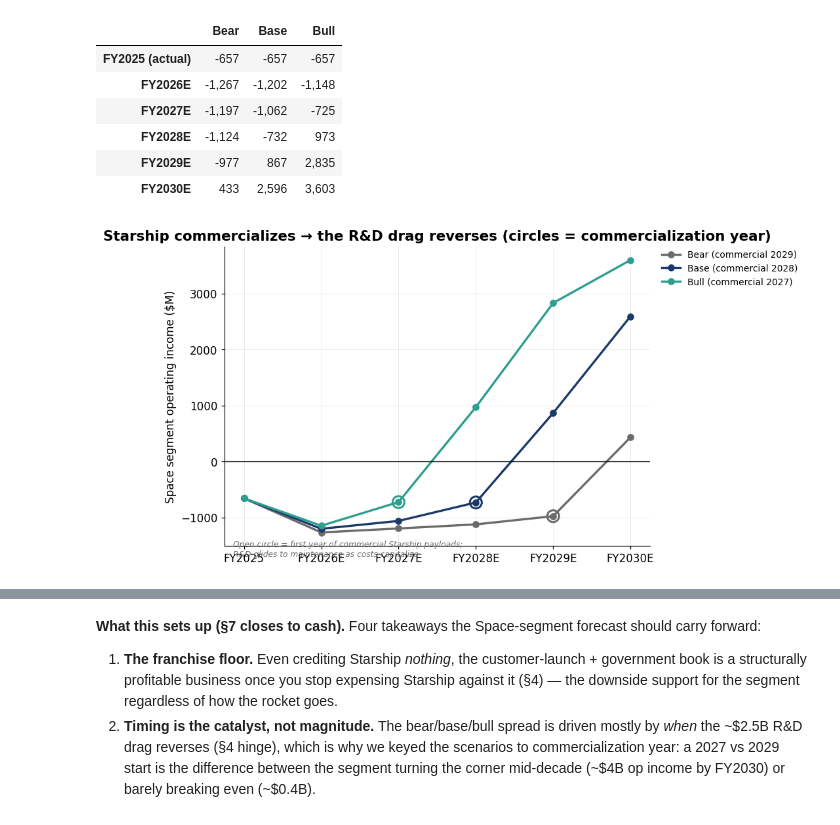
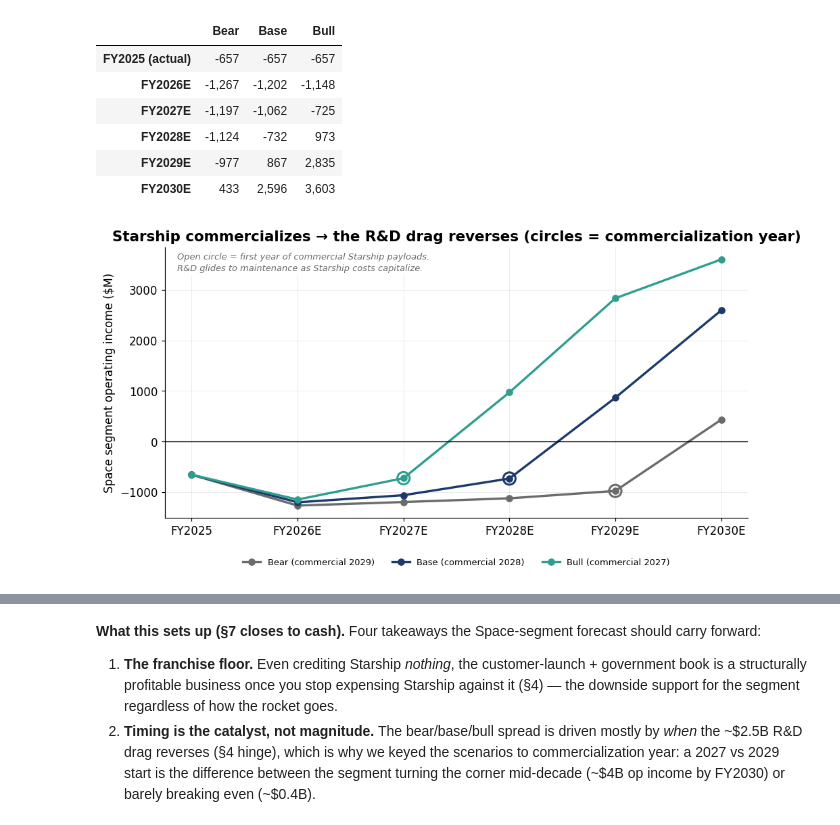
Before and after one commit to SailingSF/spacex_ipo_analysis, a Jupyter notebook: notebooks/space.ipynb, the cells around one changed output, grey strips where cells are left out. Saved outputs shown, nothing was run; the diff lists cells and outputs as text; code cells hidden in the pictures.

```diff
--- a/notebooks/space.ipynb
+++ b/notebooks/space.ipynb
@@ -637,24 +878,78 @@ Space segment operating income by scenario ($M):
 | FY2030E | 433 | 2,596 | 3,603 |
 # %%
 # The op-income flip: the Starship R&D drag reverses as the program commercializes.
-fig, ax = plt.subplots(figsize=(9.2, 5))
-xall = ["FY2025"] + FWD
-for name, cfg in scen.items():
-    y = [R.op_income["FY2025"]] + list(proj[name]["op_income"].values)
-    ax.plot(xall, y, marker="o", lw=2.2, color=cfg["color"], label=f"{name} (commercial {cfg['commercial_year']})")
-    cy = cfg["commercial_year"]
-    if cy in YRS:
-        xi = FWD[YRS.index(cy)]
-        yi = proj[name]["op_income"].loc[xi]
-        ax.scatter([xi], [yi], s=140, facecolors="none", edgecolors=cfg["color"], lw=2, zorder=5)
-ax.axhline(0, color="black", lw=0.9)
+fig, ax = plt.subplots(figsize=(8.8, 5.2))
+x_labels = ["FY2025"] + FWD
+fy2025_op_income = R.op_income["FY2025"]
+
+for scenario_name, cfg in scen.items():
+    forward_op_income = list(proj[scenario_name]["op_income"].values)
+    y_values = [fy2025_op_income] + forward_op_income
+    line_color = cfg["color"]
+    commercial_year = cfg["commercial_year"]
+
+    ax.plot(
+        x_labels,
+        y_values,
+        marker="o",
+        linewidth=2.2,
+        color=line_color,
+        label=f"{scenario_name} (commercial {commercial_year})",
+    )
+
+    if commercial_year in YRS:
+        year_index = YRS.index(commercial_year)
+        x_marker = FWD[year_index]
+        y_marker = proj[scenario_name]["op_income"].loc[x_marker]
+        ax.scatter(
+            [x_marker],
+            [y_marker],
+            s=140,
+            facecolors="none",
+            edgecolors=line_color,
+            linewidth=2,
+            zorder=5,
+        )
+
+ax.axhline(0, color="black", linewidth=0.9)
 ax.set_ylabel("Space segment operating income ($M)")
 ax.set_title("Starship commercializes → the R&D drag reverses (circles = commercialization year)")
-charts.legend_outside(ax, loc="upper left", fontsize=9)
-ax.text(0.02, 0.02, "Open circle = first year of commercial Starship payloads;\nR&D glides to maintenance as costs capitalize",
-        transform=ax.transAxes, ha="left", va="top", fontsize=8, style="italic", color=GREY)
-charts.finish(fig); charts.save(fig, "space_starship_scenarios", layout=False); plt.show()
+
+# Footnote in the empty top-left of the plot; legend below the x-axis labels.
+caption = (
+    "Open circle = first year of commercial Starship payloads.\n"
+    "R&D glides to maintenance as Starship costs capitalize."
+)
+ax.text(
+    0.02,
+    0.98,
+    caption,
+    transform=ax.transAxes,
+    ha="left",
+    va="top",
+    fontsize=8.5,
+    style="italic",
+    color=GREY,
+    linespacing=1.35,
+    bbox=dict(boxstyle="round,pad=0.35", facecolor="white", alpha=0.88, edgecolor="none"),
+    zorder=10,
+)
+
+legend_handles, legend_labels = ax.get_legend_handles_labels()
+ax.legend(
+    legend_handles,
+    legend_labels,
+    loc="upper center",
+    bbox_to_anchor=(0.5, -0.12),
+    ncol=3,
+    fontsize=8.5,
+    frameon=False,
+)
+
+fig.subplots_adjust(top=0.90, bottom=0.20, left=0.09, right=0.98)
+charts.save(fig, "space_starship_scenarios", layout=False)
+plt.show()
 # %% [output]
-[figure, old version]
+[figure, new version]
 # %%
 # Where the FY2030 revenue comes from (base case): customer Falcon, government, Starship external.
```
Also changed, not shown: parts of 17 cells of this notebook, 1 other file.
